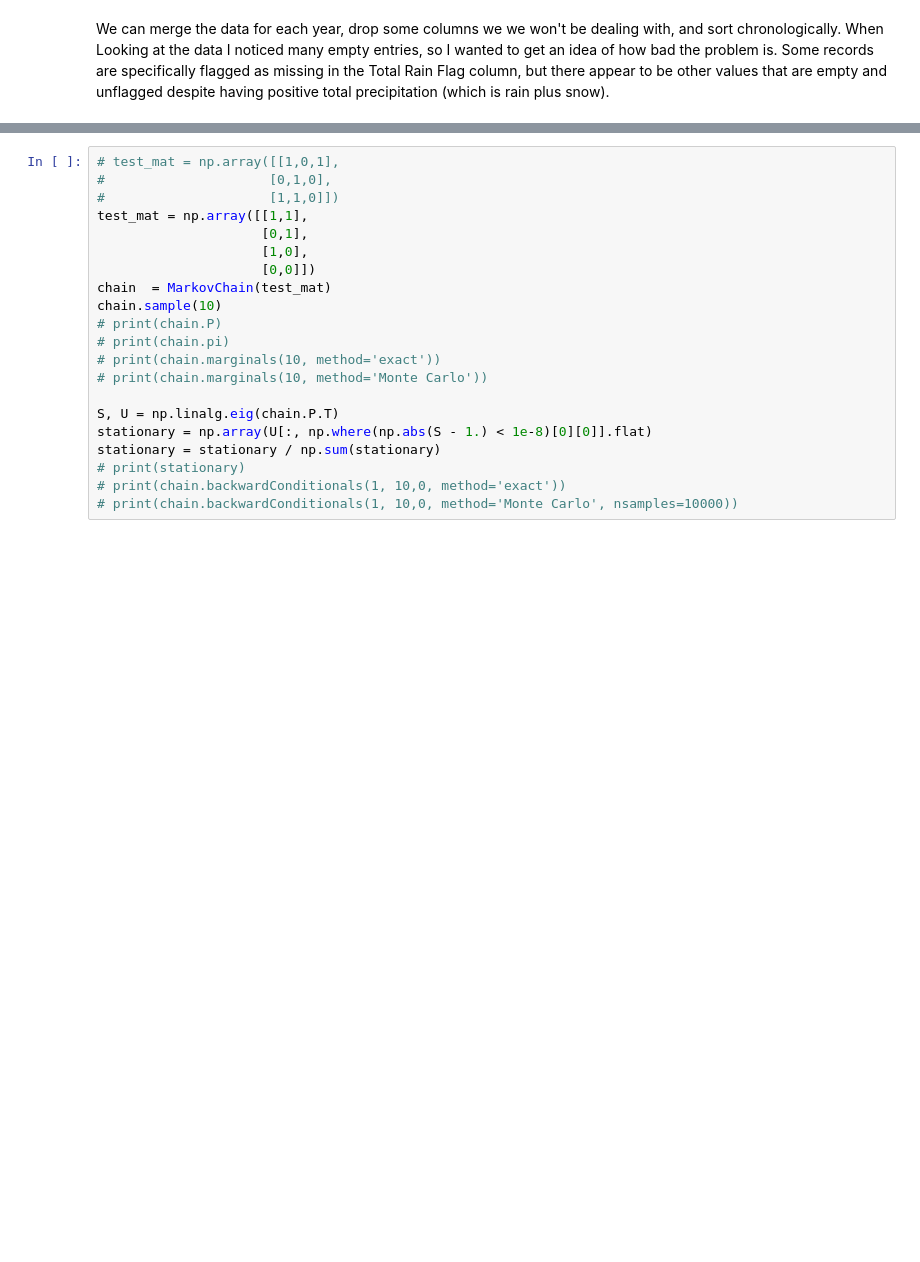
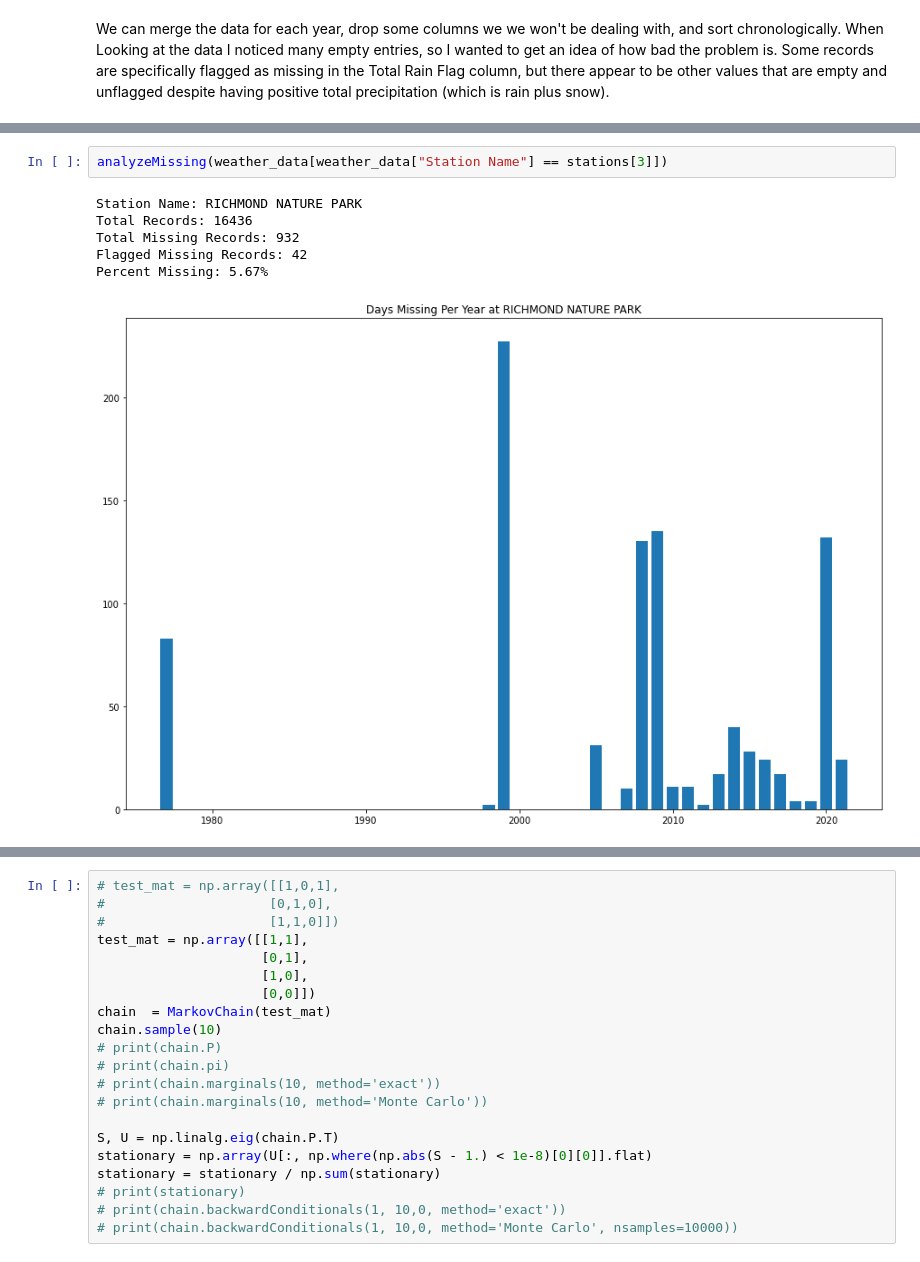
Before and after one commit to AlanJohnM/Modelling-Raincouver, a Jupyter notebook: Raincouver.ipynb, the cells around one changed output, grey strips where cells are left out. Saved outputs shown, nothing was run; the diff lists cells and outputs as text; blank space fills up the shorter version.

```diff
--- a/Raincouver.ipynb
+++ b/Raincouver.ipynb
@@ -154,0 +165,9 @@ IndexError: index 1 is out of bounds for axis 0 with size 1
+# %%
+analyzeMissing(weather_data[weather_data["Station Name"] == stations[3]])
+# %% [output]
+Station Name: RICHMOND NATURE PARK
+Total Records: 16436
+Total Missing Records: 932
+Flagged Missing Records: 42
+Percent Missing: 5.67%
+[figure, added]
```
Also changed, not shown: parts of 36 cells of this notebook, 5 other files.
